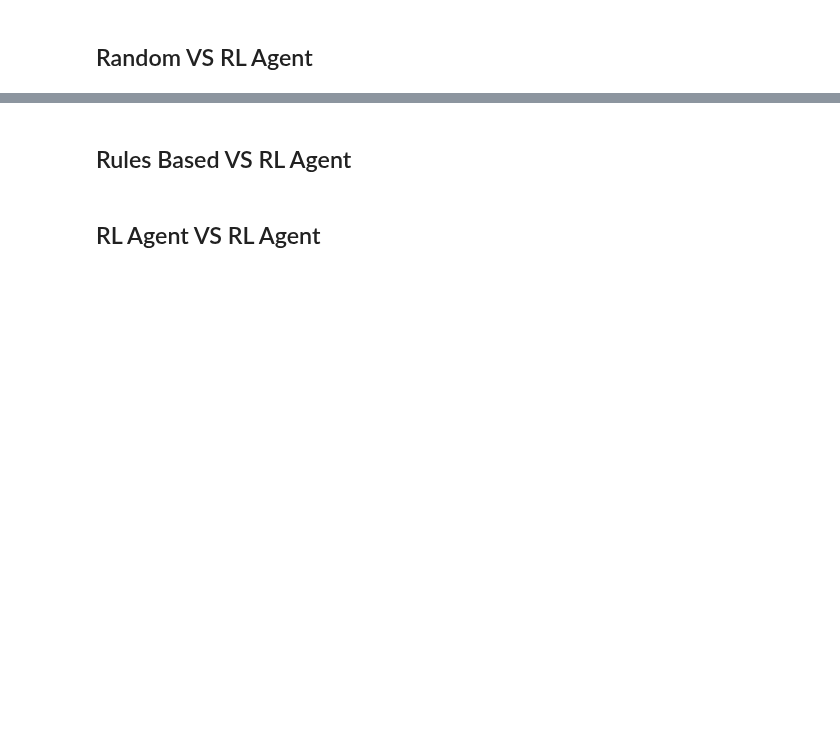
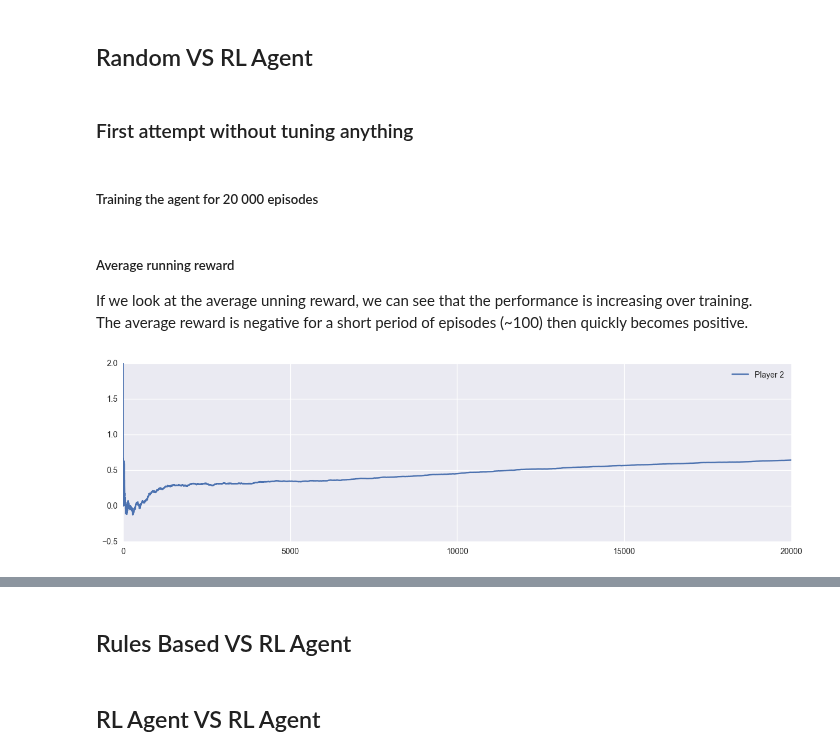
Before and after one commit to TheoLvs/machine-learning, a Jupyter notebook: 2. Reinforcement Learning/3. Reinforcement Learning - Tic Tac Toe.ipynb, the cells around one changed output, grey strips where cells are left out. Drawn from its saved outputs; the diff is of its cells as text; code cells hidden in the pictures; blank space fills up the shorter version.

```diff
--- a/2. Reinforcement Learning/3. Reinforcement Learning - Tic Tac Toe.ipynb
+++ b/2. Reinforcement Learning/3. Reinforcement Learning - Tic Tac Toe.ipynb
@@ -222,2 +212,24 @@ game = Game(player1,player2)
 # %% [markdown]
 ## Random VS RL Agent
+# %% [markdown]
+### First attempt without tuning anything
+# %% [markdown]
+##### Training the agent for 20 000 episodes
+# %%
+# Define the players
+player1 = AI_Random_Agent()
+player2 = AI_RL_Agent()
+
+# Define the game between the two players
+game = Game(player1,player2)
+
+# Launch an episode of the game
+game.run_n_episodes(20000)
+# %% [markdown]
+##### Average running reward
+If we look at the average unning reward, we can see that the performance is increasing over training.<br>
+The average reward is negative for a short period of episodes (~100) then quickly becomes positive. <br>
+# %%
+game.plot_running_rewards(player2 = True)
+# %% [output]
+[figure, added]
```
Also changed, not shown: parts of 47 cells of this notebook, 1 other file.
